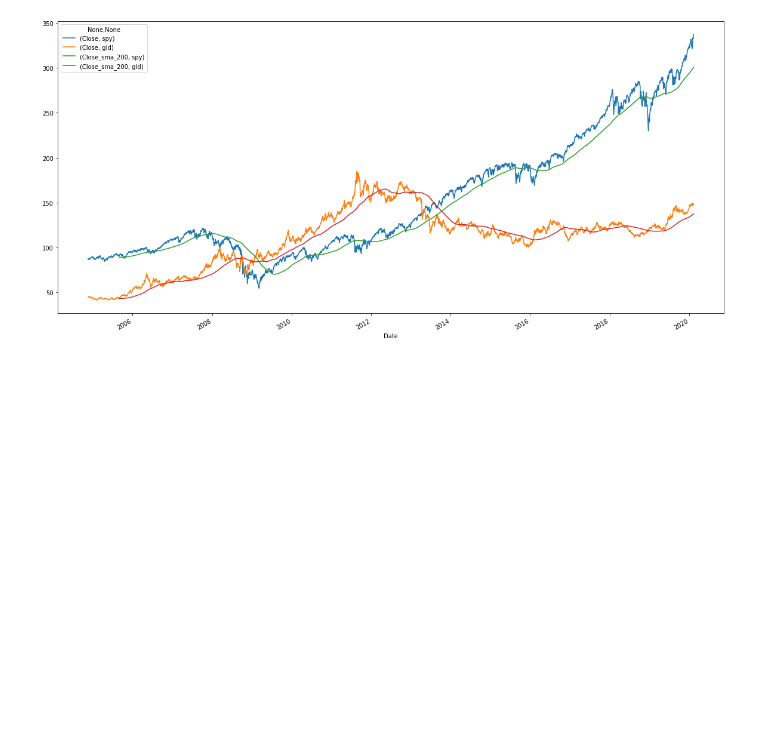
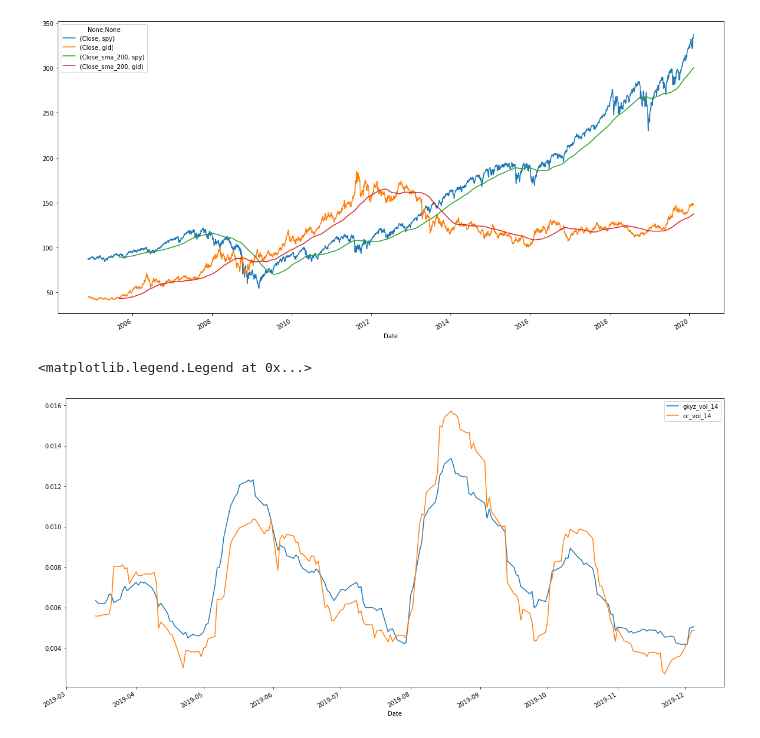
Before and after one commit to KIC/pandas-ml-quant, a Jupyter notebook: pandas-ta-quant/examples/sample.ipynb, the cells around one changed output. Saved outputs shown, nothing was run; the diff lists cells and outputs as text; code cells hidden in the pictures; blank space fills up the shorter version.

Commit message:
add volatility estimators

```diff
--- a/pandas-ta-quant/examples/sample.ipynb
+++ b/pandas-ta-quant/examples/sample.ipynb
@@ -14,3 +22,11 @@ df._[["Close", df._["Close"].ta.sma(200)]].plot(figsize=(20,10))
 # %% [output]
 <AxesSubplot:xlabel='Date'>
 [figure]
+# %%
+df = pd.read_csv("../pandas_ta_quant_test/.data/SPY.csv", index_col="Date", parse_dates=True)[-200:]
+ax = df.ta.gkyz_volatility(14).plot(figsize=(20, 10))
+ax = df.ta.cc_volatility(14).plot()
+ax.legend()
+# %% [output]
+<matplotlib.legend.Legend at 0x...>
+[figure, added]
```
Also changed, not shown: parts of 2 cells of this notebook, 2 other files.
